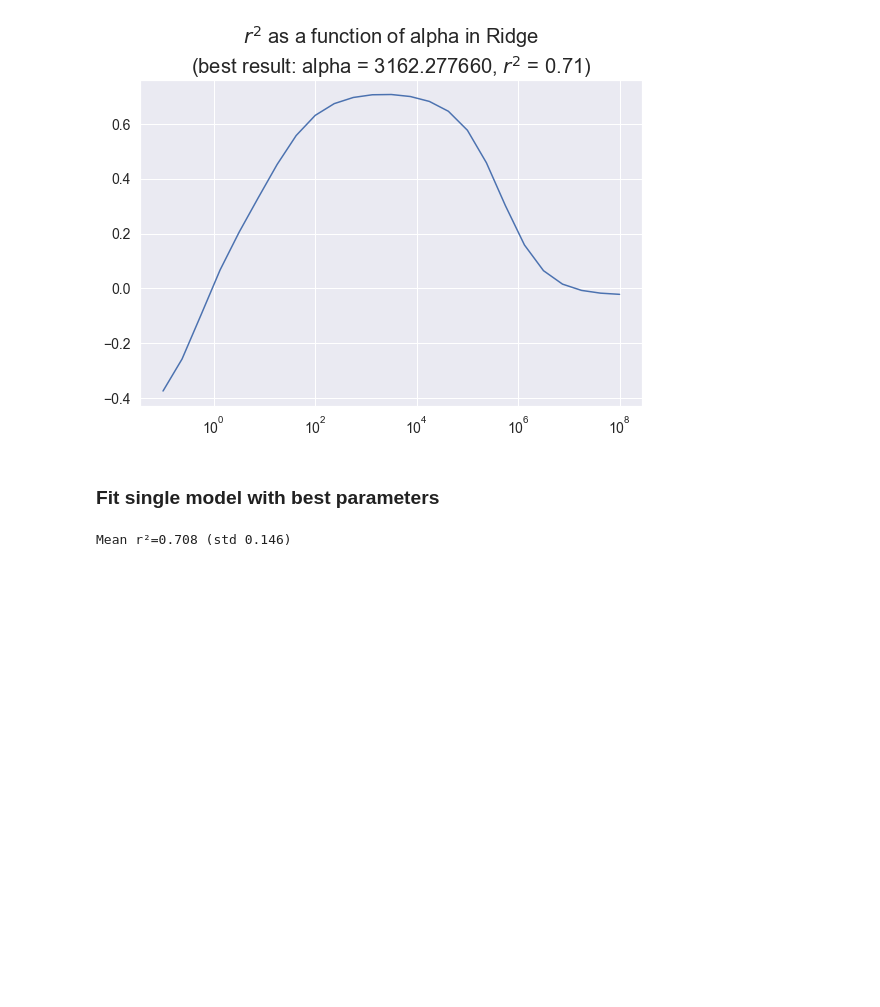
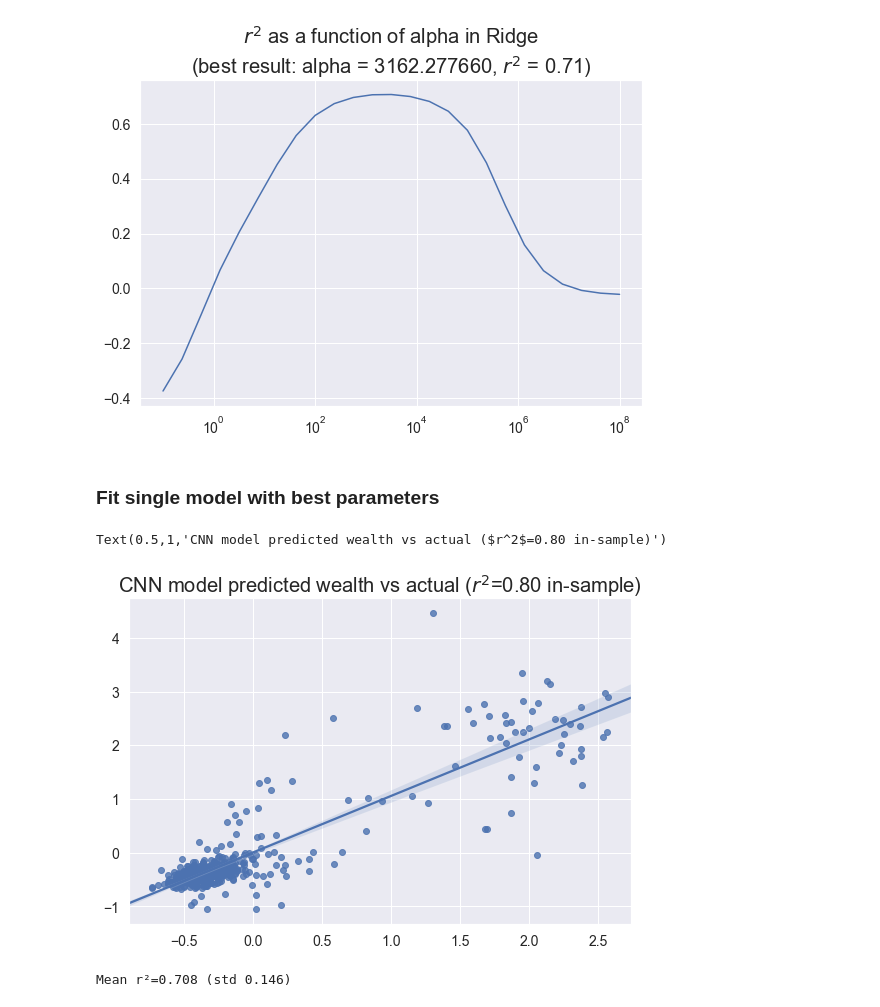
Before and after one commit to wetchler/bdd, a Jupyter notebook: PS1/BDD2019-PS1.ipynb, the cells around one changed output. Drawn from its saved outputs; the diff is of its cells as text; code cells hidden in the pictures; blank space fills up the shorter version.

Commit message:
Add one more plot. Edit a few words in summary.

```diff
--- a/PS1/BDD2019-PS1.ipynb
+++ b/PS1/BDD2019-PS1.ipynb
@@ -1683,7 +1683,6 @@ for i, alpha in enumerate(alphas):
     mu = np.mean(fold_scores)
     sd = np.std(fold_scores)
     scores.append(mu)
-    points.append((alpha, mu))
     if best[0] is None or best[1] < mu:
         best = alpha, mu
 
@@ -1697,6 +1696,17 @@ pass
 [figure]
 # %% [markdown]
 ### Fit single model with best parameters
+# %%
+model = Ridge(alpha=best[0])
+model.fit(X, y)
+yhat = model.predict(X)
+r2 = np.corrcoef(yhat, y)[0][1] ** 2
+fig, ax = plt.subplots(1)
+sns.regplot(yhat, y, ax=ax)
+ax.set_title("CNN model predicted wealth vs actual ($r^2$=%.2f in-sample)" % r2)
+# %% [output]
+Text(0.5,1,'CNN model predicted wealth vs actual ($r^2$=0.80 in-sample)')
+[figure, added]
 # %%
 K = 10
 
```
Also changed, not shown: parts of 3 cells of this notebook.
